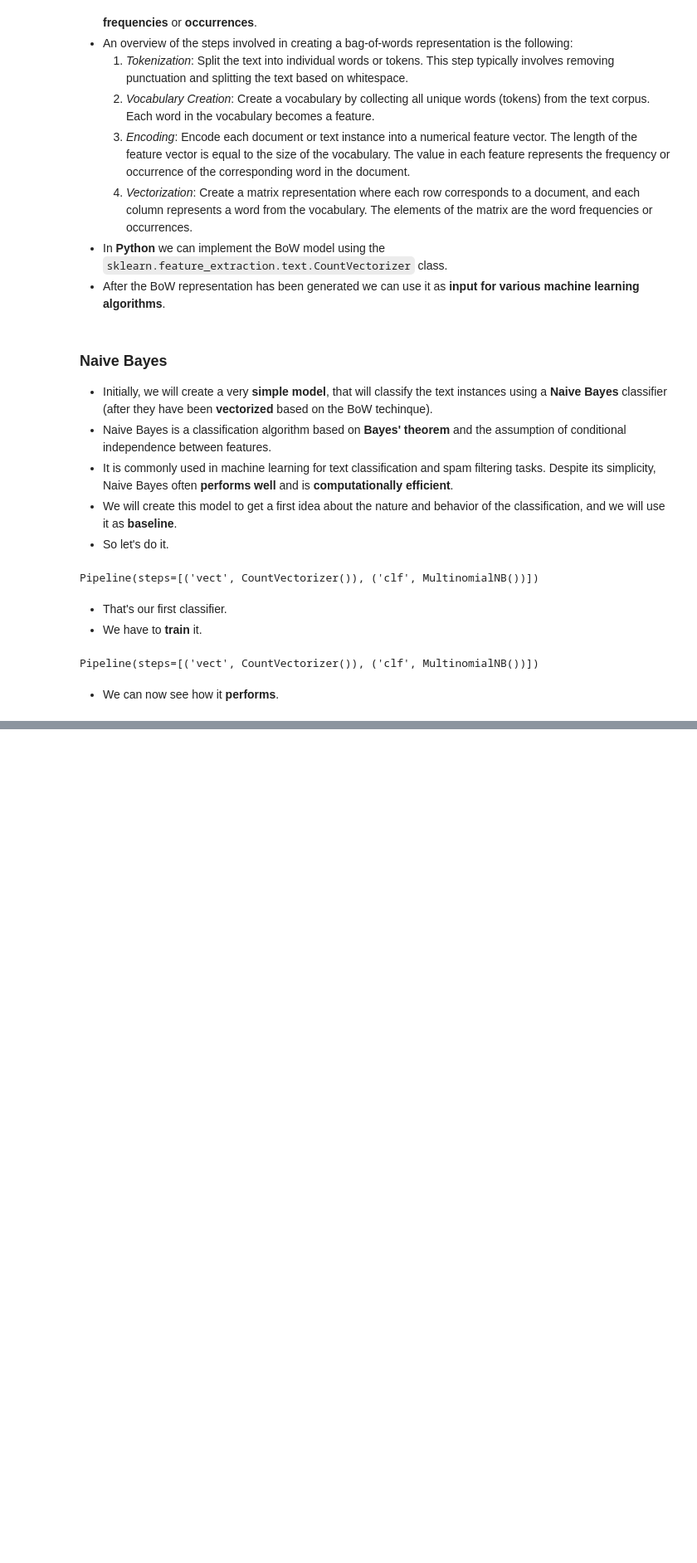
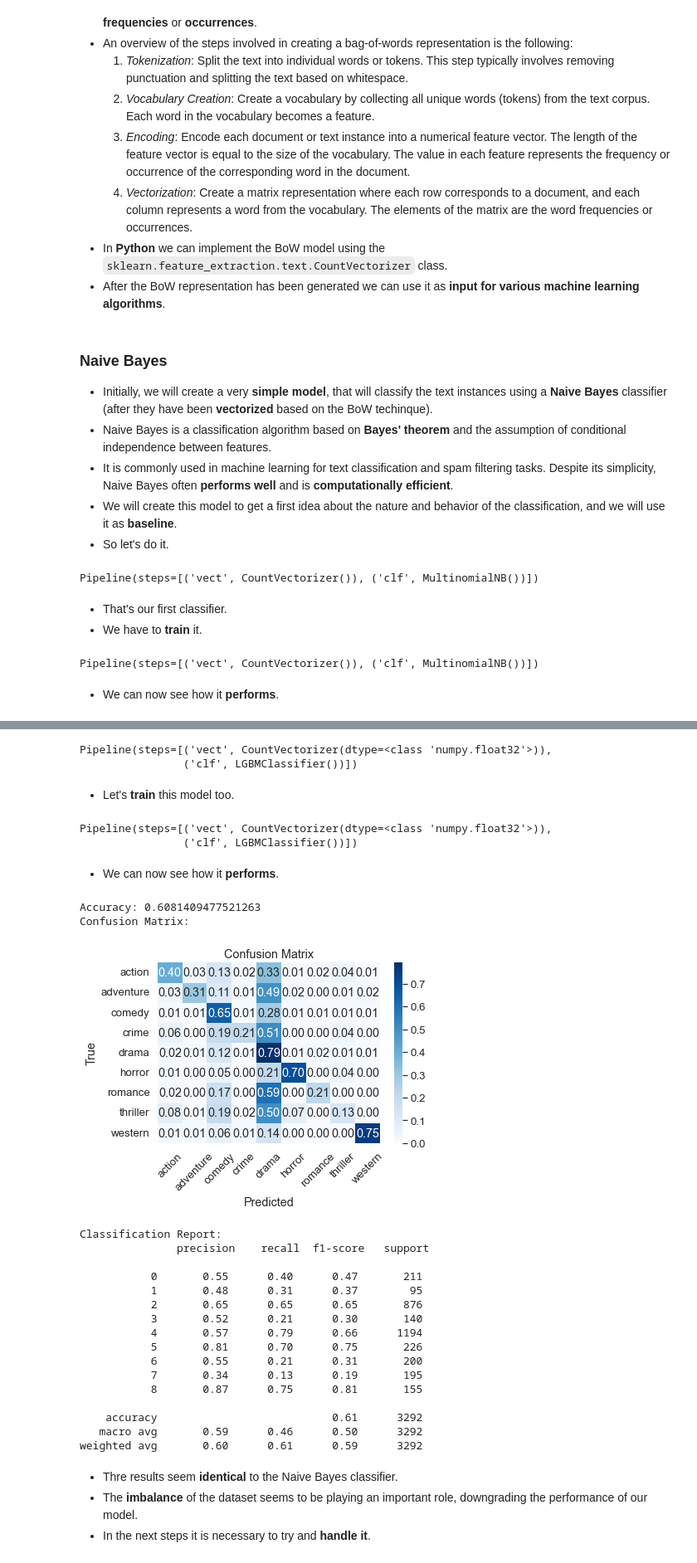
Before and after one commit to giorgossideris/movie_plots_nlp, a Jupyter notebook: genre_classification.ipynb, the cells around one changed output, grey strips where cells are left out. Shown: that part at 83% size. Saved outputs shown, nothing was run; the diff lists cells and outputs as text; code cells hidden in the pictures; blank space fills up the shorter version.

```diff
--- a/genre_classification.ipynb
+++ b/genre_classification.ipynb
@@ -187,0 +202,45 @@ Confusion Matrix:
+# %%
+bow_lgbm_classifier = Pipeline([
+    ('vect', CountVectorizer(dtype=np.float32)), # dtype here because of lgbm's requirements
+    ('clf', LGBMClassifier())
+])
+bow_lgbm_classifier
+# %% [output]
+Pipeline(steps=[('vect', CountVectorizer(dtype=<class 'numpy.float32'>)),
+                ('clf', LGBMClassifier())])
+# %% [markdown]
+* Let's **train** this model too.
+# %%
+bow_lgbm_classifier.fit(X_train, y_train)
+# %% [output]
+Pipeline(steps=[('vect', CountVectorizer(dtype=<class 'numpy.float32'>)),
+                ('clf', LGBMClassifier())])
+# %% [markdown]
+* We can now see how it **performs**.
+# %%
+y_pred = bow_lgbm_classifier.predict(X_test)
+print_performance_metrics(y_test, y_pred, label_encoding.values())
+# %% [output]
+Accuracy: 0.6081409477521263
+Confusion Matrix:
+[figure, added]
+Classification Report:
+               precision    recall  f1-score   support
+
+           0       0.55      0.40      0.47       211
+           1       0.48      0.31      0.37        95
+           2       0.65      0.65      0.65       876
+           3       0.52      0.21      0.30       140
+           4       0.57      0.79      0.66      1194
+           5       0.81      0.70      0.75       226
+           6       0.55      0.21      0.31       200
+           7       0.34      0.13      0.19       195
+           8       0.87      0.75      0.81       155
+
+    accuracy                           0.61      3292
+   macro avg       0.59      0.46      0.50      3292
+weighted avg       0.60      0.61      0.59      3292
+# %% [markdown]
+* Thre results seem **identical** to the Naive Bayes classifier.
+* The **imbalance** of the dataset seems to be playing an important role, downgrading the performance of our model.
+* In the next steps it is necessary to try and **handle it**.
```
Also changed, not shown: parts of 9 cells of this notebook.
